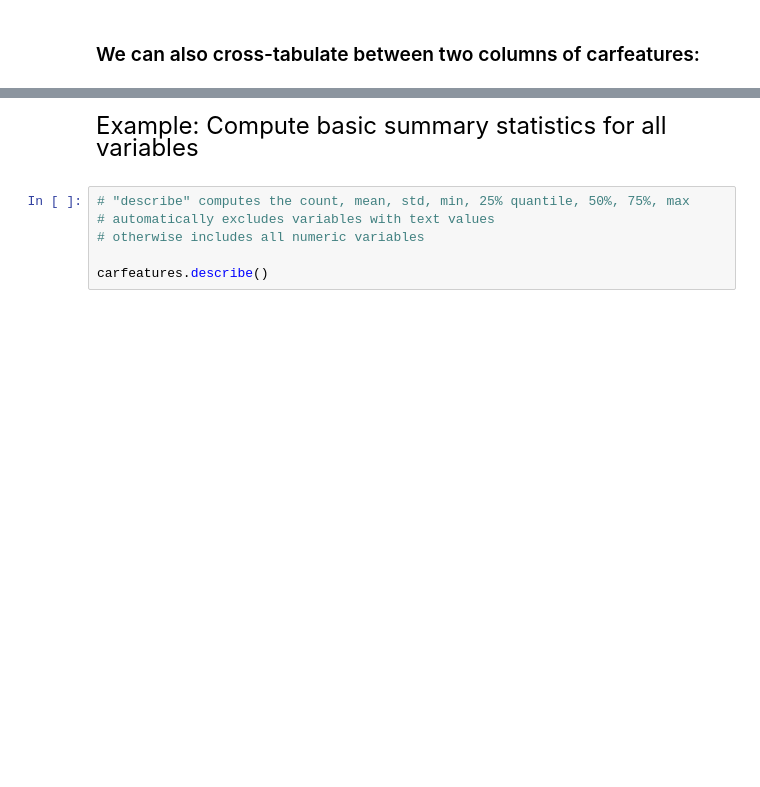
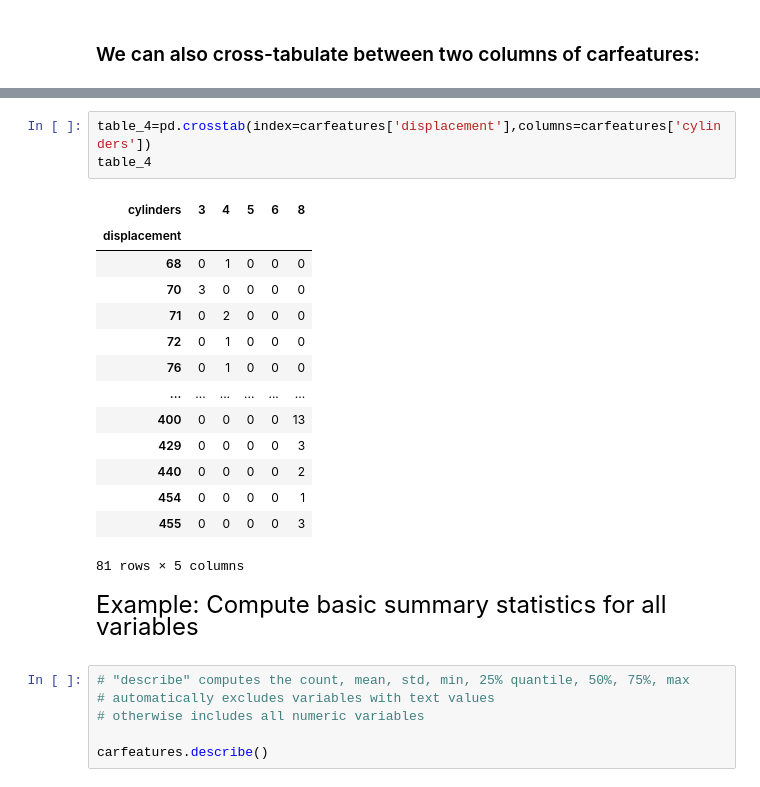
Before and after one commit to TaeHeo-School/qtm151fall2025, a Jupyter notebook: Lecture_02/Lecture1 - MyCopy.ipynb, the cells around one changed output, grey strips where cells are left out. Cells and saved outputs as stored; diff of their text form; blank space fills up the shorter version.

```diff
--- a/Lecture_02/Lecture1 - MyCopy.ipynb
+++ b/Lecture_02/Lecture1 - MyCopy.ipynb
@@ -258,3 +292,21 @@ table_2
+# %%
+table_4=pd.crosstab(index=carfeatures['displacement'],columns=carfeatures['cylinders'])
+table_4
+# %% [output]
+| cylinders | 3 | 4 | 5 | 6 | 8 |
+| displacement |  |  |  |  |  |
+| 68 | 0 | 1 | 0 | 0 | 0 |
+| 70 | 3 | 0 | 0 | 0 | 0 |
+| 71 | 0 | 2 | 0 | 0 | 0 |
+| 72 | 0 | 1 | 0 | 0 | 0 |
+| 76 | 0 | 1 | 0 | 0 | 0 |
+| ... | ... | ... | ... | ... | ... |
+| 400 | 0 | 0 | 0 | 0 | 13 |
+| 429 | 0 | 0 | 0 | 0 | 3 |
+| 440 | 0 | 0 | 0 | 0 | 2 |
+| 454 | 0 | 0 | 0 | 0 | 1 |
+| 455 | 0 | 0 | 0 | 0 | 3 |
+81 rows × 5 columns
 # %% [markdown]
 <font size="5">
 
```
Also changed, not shown: parts of 8 cells of this notebook.
